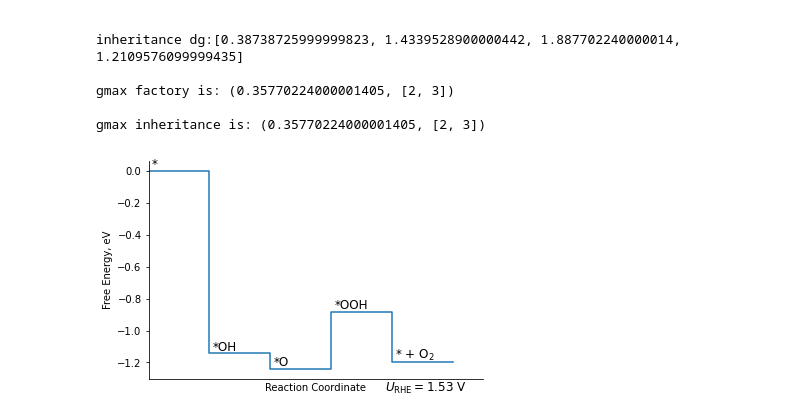
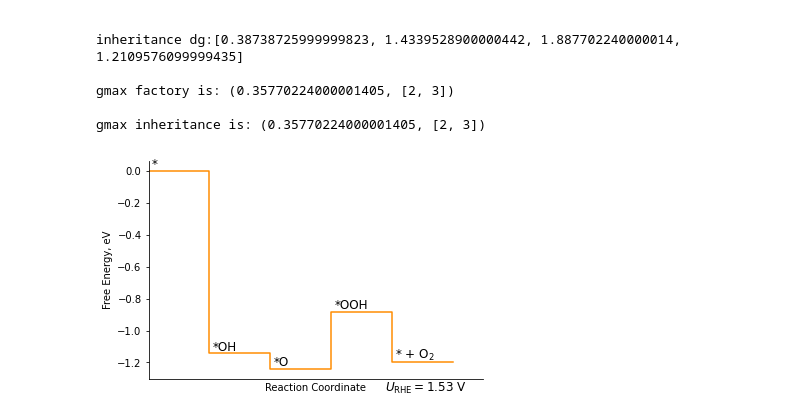
Before and after one commit to Chiekurabols/electrochemical-tools, a Jupyter notebook: jupyter_notebooks/electrochemical_tools.ipynb, the cells around one changed output. Drawn from its saved outputs; the diff is of its cells as text; code cells hidden in the pictures.

```diff
--- a/jupyter_notebooks/electrochemical_tools.ipynb
+++ b/jupyter_notebooks/electrochemical_tools.ipynb
@@ -340,6 +412,6 @@ gmax factory is: (0.35770224000001405, [2, 3])
 gmax inheritance is: (0.35770224000001405, [2, 3])
 # %%
 fig, ax = plt.subplots()
-test_factory.g_plot(u = 1.53, print_labels=True)
+test_factory.g_plot(u = 1.53, print_labels=True, c="darkorange")
 # %% [output]
-[figure, old version]
+[figure, new version]
```
Also changed, not shown: parts of 8 cells of this notebook.
